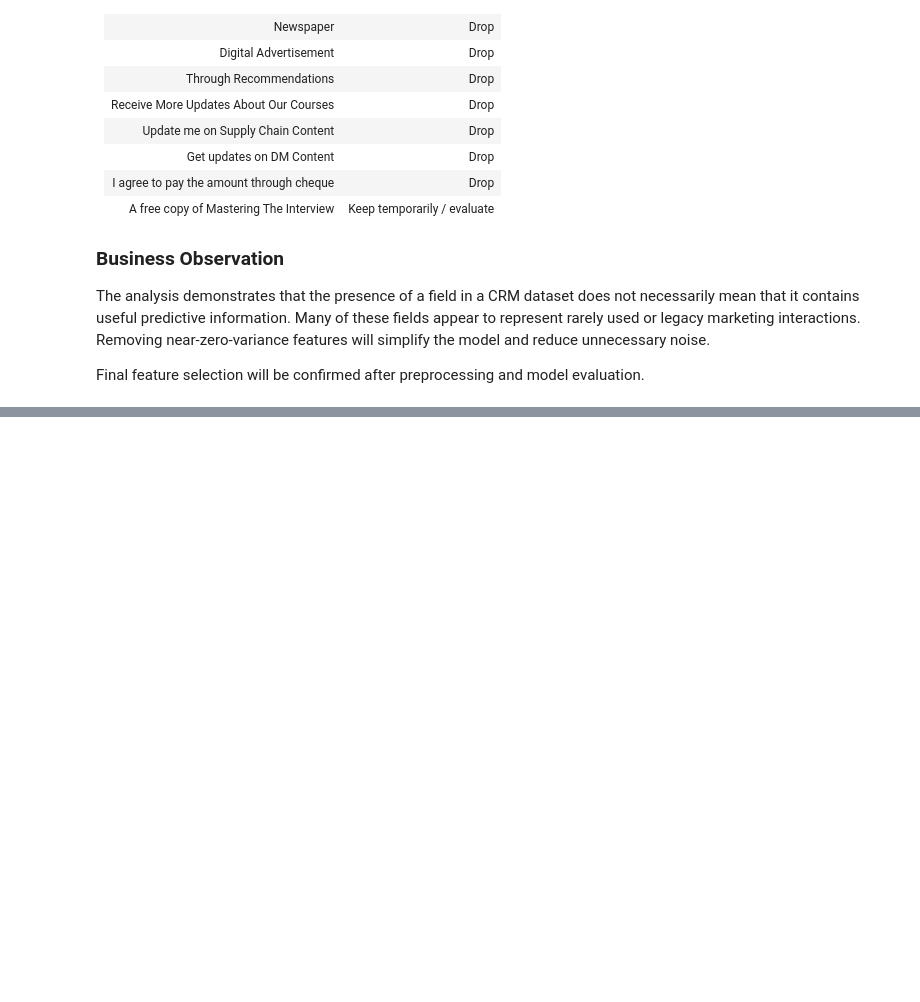
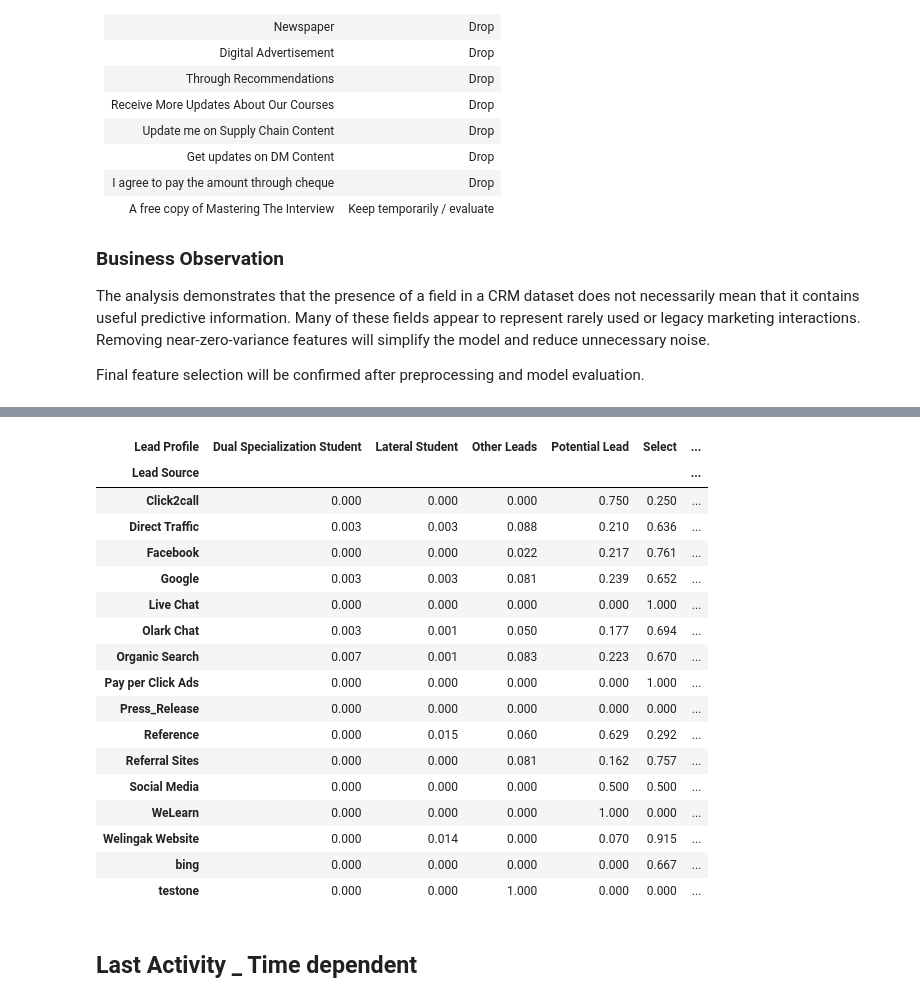
Before and after one commit to mohsinshafait/ai-lead-scoring, a Jupyter notebook: notebooks/01_data_understanding.ipynb, the cells around one changed output, grey strips where cells are left out. Saved outputs shown, nothing was run; the diff lists cells and outputs as text; code cells hidden in the pictures; blank space fills up the shorter version.

```diff
--- a/notebooks/01_data_understanding.ipynb
+++ b/notebooks/01_data_understanding.ipynb
@@ -758,0 +903,29 @@ Final feature selection will be confirmed after preprocessing and model evaluati
+# %%
+# Comparision with lead source
+
+pd.crosstab(
+    df["Lead Source"],
+    df["Lead Profile"],
+    normalize="index"
+).round(3)
+# %% [output]
+| Lead Profile | Dual Specialization Student | Lateral Student | Other Leads | Potential Lead | Select | ... |
+| Lead Source |  |  |  |  |  | ... |
+| Click2call | 0.000 | 0.000 | 0.000 | 0.750 | 0.250 | ... |
+| Direct Traffic | 0.003 | 0.003 | 0.088 | 0.210 | 0.636 | ... |
+| Facebook | 0.000 | 0.000 | 0.022 | 0.217 | 0.761 | ... |
+| Google | 0.003 | 0.003 | 0.081 | 0.239 | 0.652 | ... |
+| Live Chat | 0.000 | 0.000 | 0.000 | 0.000 | 1.000 | ... |
+| Olark Chat | 0.003 | 0.001 | 0.050 | 0.177 | 0.694 | ... |
+| Organic Search | 0.007 | 0.001 | 0.083 | 0.223 | 0.670 | ... |
+| Pay per Click Ads | 0.000 | 0.000 | 0.000 | 0.000 | 1.000 | ... |
+| Press_Release | 0.000 | 0.000 | 0.000 | 0.000 | 0.000 | ... |
+| Reference | 0.000 | 0.015 | 0.060 | 0.629 | 0.292 | ... |
+| Referral Sites | 0.000 | 0.000 | 0.081 | 0.162 | 0.757 | ... |
+| Social Media | 0.000 | 0.000 | 0.000 | 0.500 | 0.500 | ... |
+| WeLearn | 0.000 | 0.000 | 0.000 | 1.000 | 0.000 | ... |
+| Welingak Website | 0.000 | 0.014 | 0.000 | 0.070 | 0.915 | ... |
+| bing | 0.000 | 0.000 | 0.000 | 0.000 | 0.667 | ... |
+| testone | 0.000 | 0.000 | 1.000 | 0.000 | 0.000 | ... |
+# %% [markdown]
+## Last Activity _ Time dependent
```
Also changed, not shown: parts of 23 cells of this notebook.
